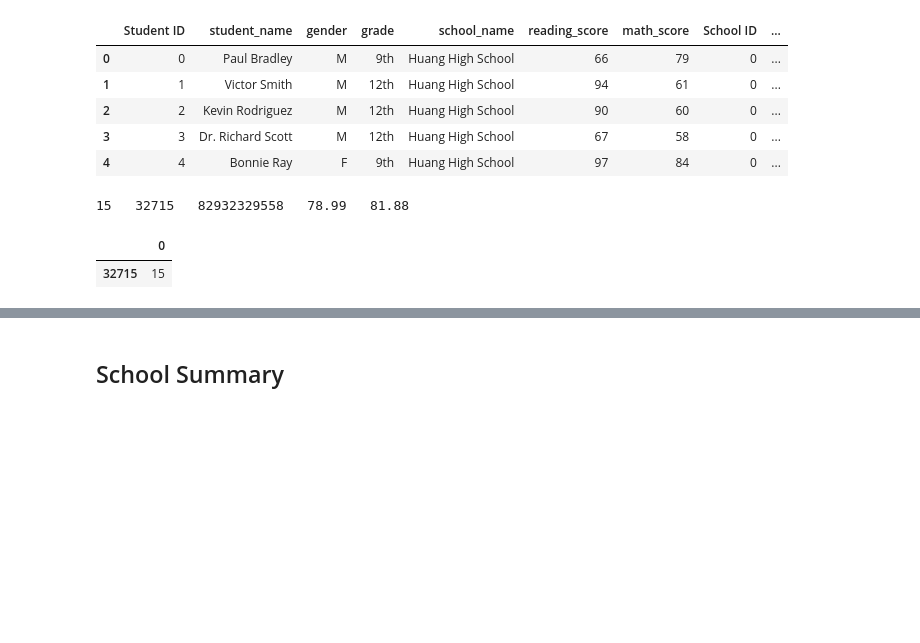
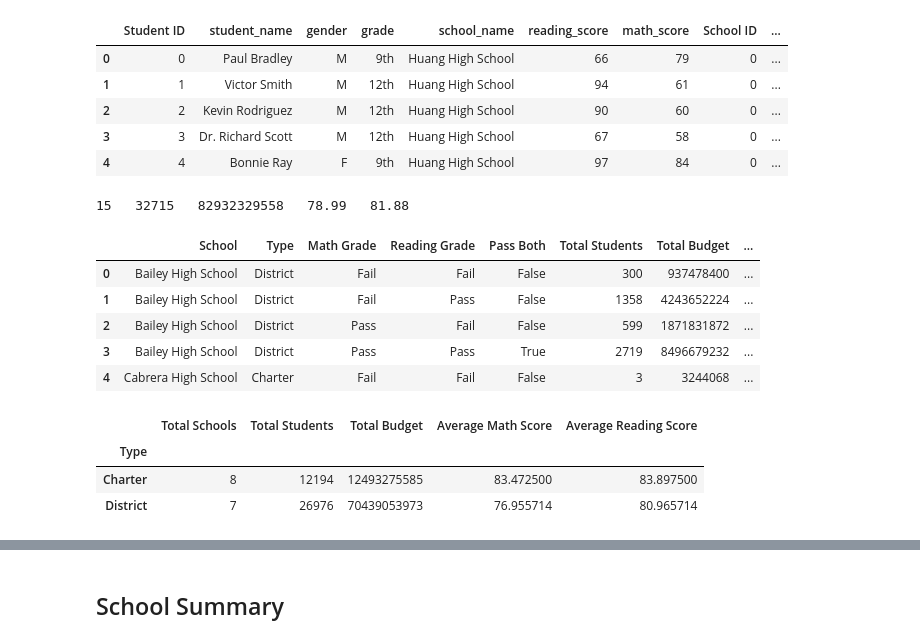
Before and after one commit to darrenlefort/Pandas-Challenge, a Jupyter notebook: PyCitySchools/PyCitySchools.ipynb, the cells around one changed output, grey strips where cells are left out. Drawn from its saved outputs; the diff is of its cells as text; code cells hidden in the pictures; blank space fills up the shorter version.

Commit message:
PyCitySchools update

```diff
--- a/PyCitySchools/PyCitySchools.ipynb
+++ b/PyCitySchools/PyCitySchools.ipynb
@@ -77,9 +77,21 @@ avg_reading = round(school_data_complete["reading_score"].mean(),2)
 print(tot_schools , " " , tot_students , " " , tot_budget , " " , avg_math , " " , avg_reading)
 # %% [output]
 15   32715   82932329558   78.99   81.88
-# %%
-district_summ = pd.DataFrame([tot_schools], [tot_students])
-district_summ
-# %% [output]
-|  | 0 |
-| 32715 | 15 |
+# %%
+school_summ = round(school_data_complete.groupby(["school_name", "type", "Math Grade", "Reading Grade", "Pass Both"],as_index=False).agg({"student_name": "count", "budget": "sum","math_score": "mean", "reading_score": "mean"}).rename(columns={"school_name": "School", "type": "Type", "student_name": "Total Students", "budget":"Total Budget", "math_score": "Average Math Score","reading_score": "Average Reading Score"}),2)
+school_summ.head()
+# %% [output]
+|  | School | Type | Math Grade | Reading Grade | Pass Both | Total Students | Total Budget | ... |
+| 0 | Bailey High School | District | Fail | Fail | False | 300 | 937478400 | ... |
+| 1 | Bailey High School | District | Fail | Pass | False | 1358 | 4243652224 | ... |
+| 2 | Bailey High School | District | Pass | Fail | False | 599 | 1871831872 | ... |
+| 3 | Bailey High School | District | Pass | Pass | True | 2719 | 8496679232 | ... |
+| 4 | Cabrera High School | Charter | Fail | Fail | False | 3 | 3244068 | ... |
+# %%
+district_summ = school_summ.groupby(["Type"],as_index=True).agg({"School": "count", "Total Students": "sum", "Total Budget": "sum","Average Math Score": "mean", "Average Reading Score": "mean"}).rename(columns={"School": "Total Schools"})
+district_summ
+# %% [output]
+|  | Total Schools | Total Students | Total Budget | Average Math Score | Average Reading Score |
+| Type |  |  |  |  |  |
+| Charter | 8 | 12194 | 12493275585 | 83.472500 | 83.897500 |
+| District | 7 | 26976 | 70439053973 | 76.955714 | 80.965714 |
```
Also changed, not shown: parts of 2 cells of this notebook.
